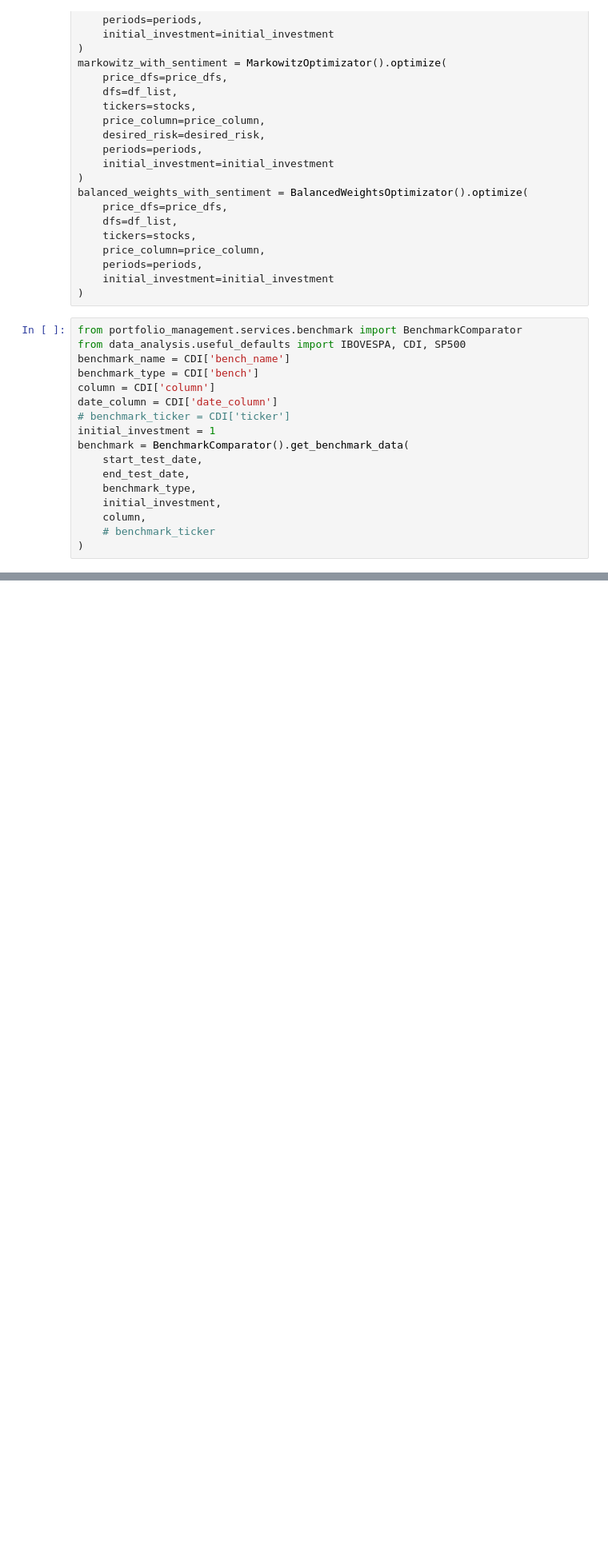
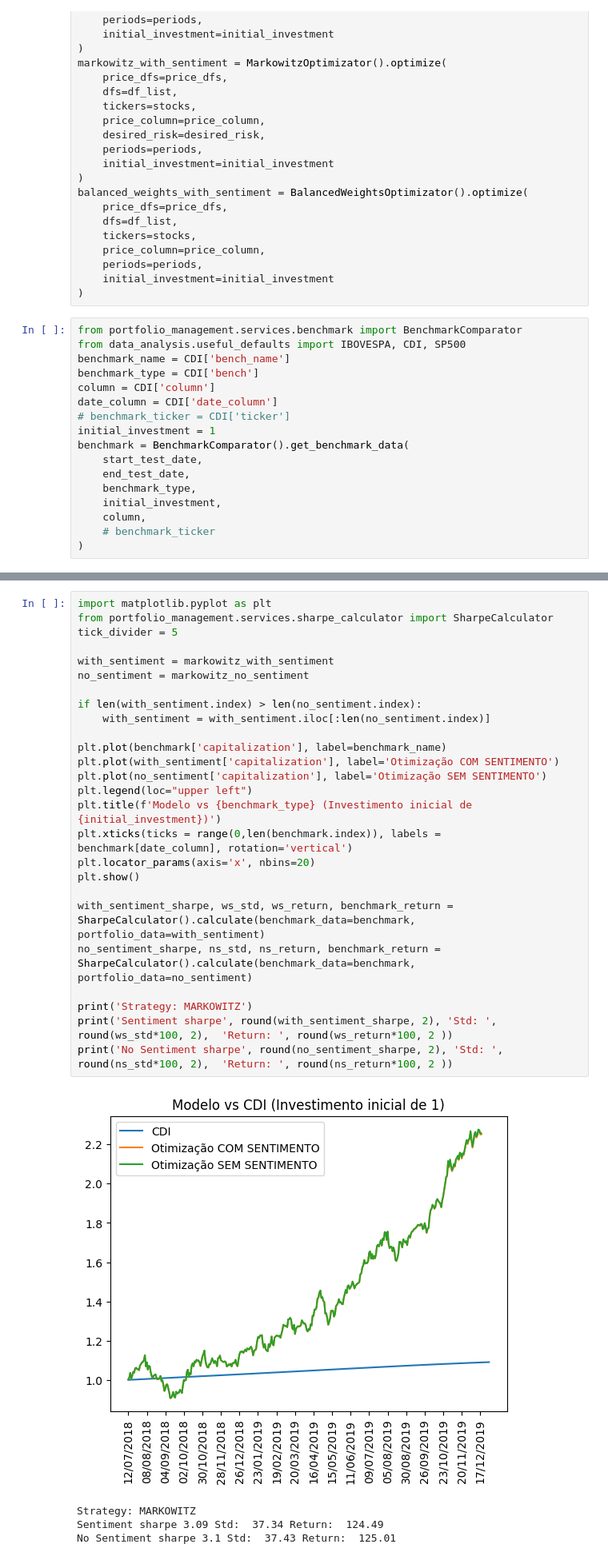
Before and after one commit to ehbats/tcc, a Jupyter notebook: twittator/data_analysis/technical_rf.ipynb, the cells around one changed output, grey strips where cells are left out. Shown at 80% size. Drawn from its saved outputs; the diff is of its cells as text; blank space fills up the shorter version.

```diff
--- a/twittator/data_analysis/technical_rf.ipynb
+++ b/twittator/data_analysis/technical_rf.ipynb
@@ -521,0 +572,31 @@ benchmark = BenchmarkComparator().get_benchmark_data(
+# %%
+import matplotlib.pyplot as plt
+from portfolio_management.services.sharpe_calculator import SharpeCalculator
+tick_divider = 5
+
+with_sentiment = markowitz_with_sentiment
+no_sentiment = markowitz_no_sentiment
+
+if len(with_sentiment.index) > len(no_sentiment.index):
+    with_sentiment = with_sentiment.iloc[:len(no_sentiment.index)]
+
+plt.plot(benchmark['capitalization'], label=benchmark_name)
+plt.plot(with_sentiment['capitalization'], label='Otimização COM SENTIMENTO')
+plt.plot(no_sentiment['capitalization'], label='Otimização SEM SENTIMENTO')
+plt.legend(loc="upper left")
+plt.title(f'Modelo vs {benchmark_type} (Investimento inicial de {initial_investment})')
+plt.xticks(ticks = range(0,len(benchmark.index)), labels = benchmark[date_column], rotation='vertical')
+plt.locator_params(axis='x', nbins=20)
+plt.show()
+
+with_sentiment_sharpe, ws_std, ws_return, benchmark_return = SharpeCalculator().calculate(benchmark_data=benchmark, portfolio_data=with_sentiment)
+no_sentiment_sharpe, ns_std, ns_return, benchmark_return = SharpeCalculator().calculate(benchmark_data=benchmark, portfolio_data=no_sentiment)
+
+print('Strategy: MARKOWITZ')
+print('Sentiment sharpe', round(with_sentiment_sharpe, 2), 'Std: ', round(ws_std*100, 2),  'Return: ', round(ws_return*100, 2 ))
+print('No Sentiment sharpe', round(no_sentiment_sharpe, 2), 'Std: ', round(ns_std*100, 2),  'Return: ', round(ns_return*100, 2 ))
+# %% [output]
+[figure, added]
+Strategy: MARKOWITZ
+Sentiment sharpe 3.09 Std:  37.34 Return:  124.49
+No Sentiment sharpe 3.1 Std:  37.43 Return:  125.01
```
Also changed, not shown: parts of 12 cells of this notebook, 3 other files.
